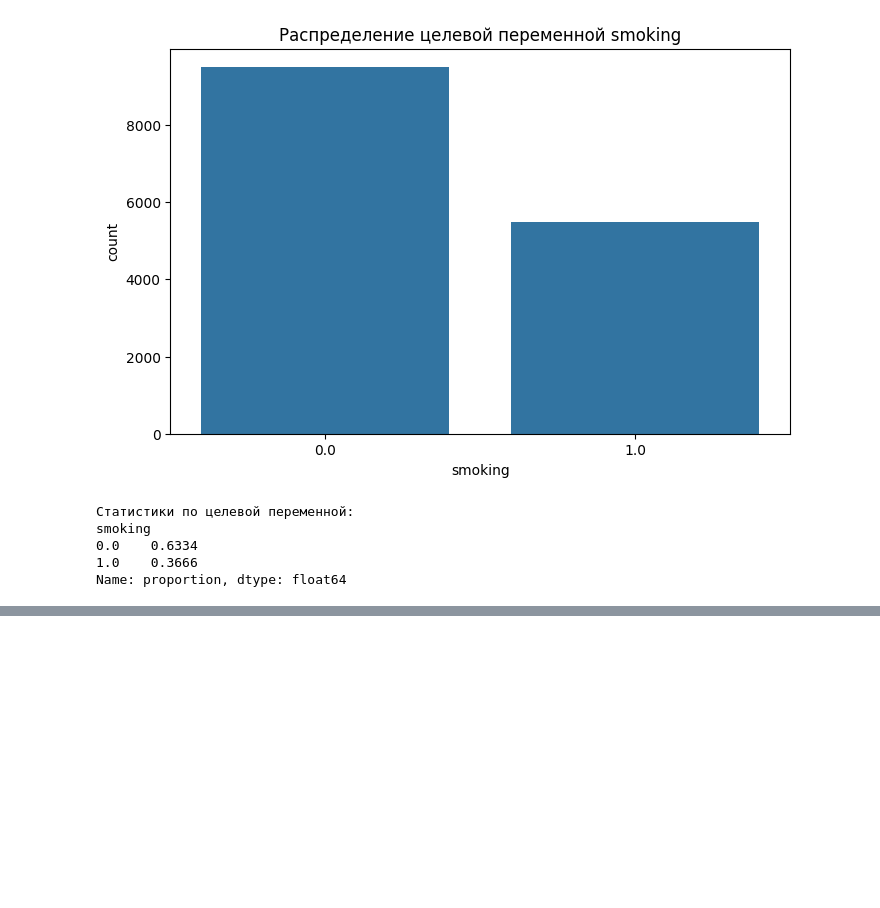
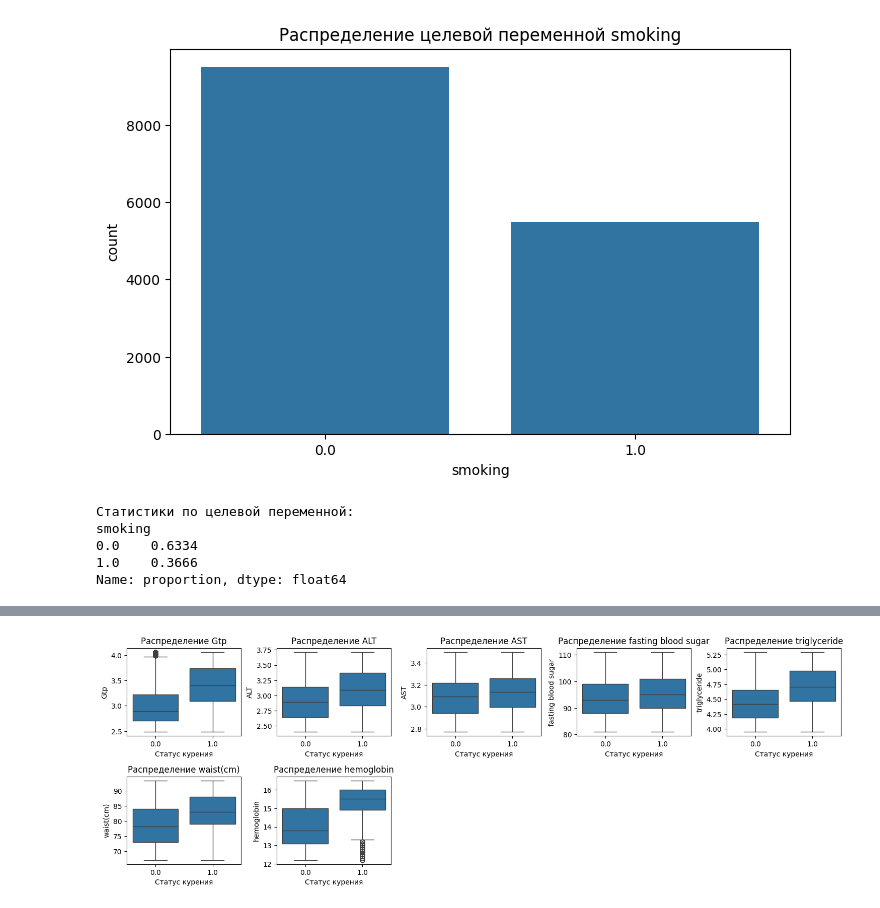
Before and after one commit to Idashxdx/ML, a Jupyter notebook: lab2/ml_lab2.ipynb, the cells around one changed output, grey strips where cells are left out. Saved outputs shown, nothing was run; the diff lists cells and outputs as text; code cells hidden in the pictures; blank space fills up the shorter version.

```diff
--- a/lab2/ml_lab2.ipynb
+++ b/lab2/ml_lab2.ipynb
@@ -116,0 +207,34 @@ Name: proportion, dtype: float64
+# %%
+def winsorize_df(df, columns, lower_quantile=0.05, upper_quantile=0.95):
+    df = df.copy()
+    for col in columns:
+        lower = df[col].quantile(lower_quantile)
+        upper = df[col].quantile(upper_quantile)
+        df[col] = df[col].clip(lower, upper)
+    return df
+
+columns_to_winsorize = [
+    'Gtp', 'ALT', 'AST',
+    'fasting blood sugar', 'triglyceride',
+    'waist(cm)', 'hemoglobin'
+]
+
+train = winsorize_df(train, columns_to_winsorize)
+test = winsorize_df(test, columns_to_winsorize)
+
+skewed_columns = ['Gtp', 'ALT', 'AST', 'triglyceride']
+for col in skewed_columns:
+    train[col] = np.log1p(train[col])
+    test[col] = np.log1p(test[col])
+# %%
+plt.figure(figsize=(15, 15))
+for i, col in enumerate(columns_to_winsorize, 1):
+    plt.subplot(6, 5, i)
+    sns.boxplot(x='smoking', y=col, data=train)
+    plt.title(f'Распределение {col}')
+    plt.xlabel('Статус курения')
+    plt.ylabel(col)
+plt.tight_layout()
+plt.show()
+# %% [output]
+[figure, added]
```
Also changed, not shown: parts of 13 cells of this notebook.
